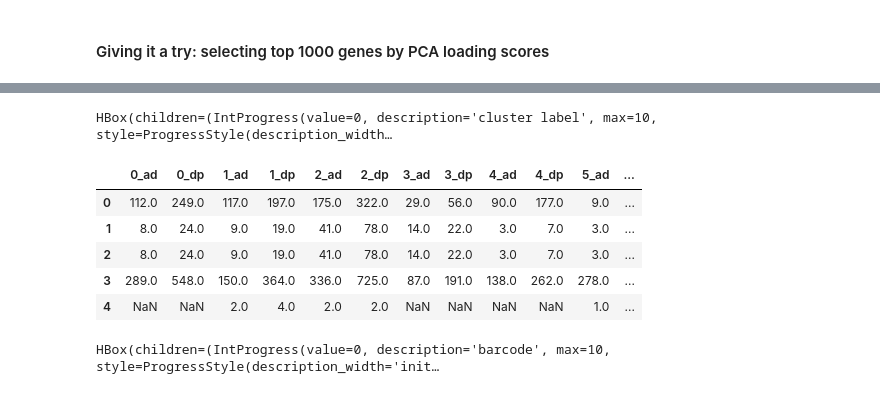
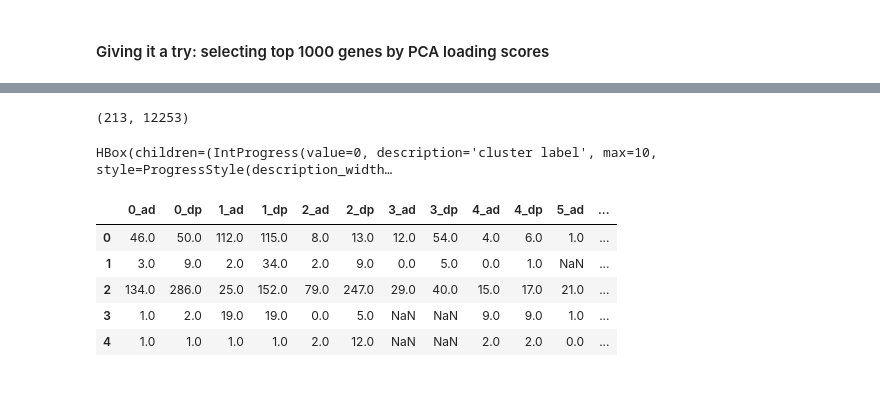
Before and after one commit to ivanov-v-v/cnv-inference, a Jupyter notebook: notebooks/vcf_to_ase.ipynb, the cells around one changed output, grey strips where cells are left out. Cells and saved outputs as stored; diff of their text form; code cells hidden in the pictures.

```diff
--- a/notebooks/vcf_to_ase.ipynb
+++ b/notebooks/vcf_to_ase.ipynb
@@ -455,6 +447,0 @@ In total:  0.9949163345664594
-# %%
-cdf_csum, gdf_csum = 0, 0
-for barcode in tqdm_notebook(extract_barcodes(counts_df)):
-    cdf_csum += (~counts_df[f"{barcode}_dp"].isna()).sum()
-    gdf_csum += (~gene_counts_df[f"{barcode}_dp"].isna()).sum()
-print(100 * gdf_csum / cdf_csum)
@@ -732,0 +715,5 @@ scoring_df.head()
+# %%
+scoring_df = pd.read_csv(f"{root_data_dir}/first_sample/scores.csv")
+scoring_df["LS1"] = scoring_df.PC1.abs()
+scoring_df["LS2"] = scoring_df.PC2.abs()
+scoring_df.head()
@@ -743,0 +743,8 @@ gene_counts_df.head()
+# %%
+%%time
+
+top_genes = np.intersect1d(
+    scoring_df.sort_values(by="LS1", ascending=False).GENE_ID[:1000],
+    scoring_df.sort_values(by="LS2", ascending=False).GENE_ID[:1000]
+)
+print(len(top_genes))
@@ -744,8 +755,11 @@ gene_counts_df.head()
 # %%
-%%time
-top_1k_gene_counts_df = select_by_score(gene_counts_df,
-                                        scoring_df,
-                                        smaller_is_better=False,
-                                        n_out=1000)
-top_1k_gene_counts_df.head()
+# top_1k_gene_counts_df = select_by_score(
+#     gene_counts_df,
+#     scoring_df.rename(columns={"PC1" : "SCORE"}),
+#     smaller_is_better=False,
+#     n_out=1000
+# )
+top_gene_counts_df = gene_counts_df[gene_counts_df.GENE_ID.isin(top_genes)]
+top_gene_counts_df.to_pickle(f"{sample_data_dir}/1kPC1_^_1kPC2_gene_counts.pkl")
+top_gene_counts_df.info()
 # %% [output]
@@ -761,21 +771,18 @@ Wall time: 17 s
+# %%
+top_gene_counts_df.shape
+# %% [output]
+(213, 12253)
 # %%
-top_1k_clustered_gene_counts_df = aggregate_by_barcode_groups(
-    top_1k_gene_counts_df,
+top_clustered_gene_counts_df = aggregate_by_barcode_groups(
+    top_gene_counts_df,
     clustering_df
 )
-top_1k_clustered_gene_counts_df.head()
+top_clustered_gene_counts_df.head()
 # %% [output]
 HBox(children=(IntProgress(value=0, description='cluster label', max=10, style=ProgressStyle(description_width…
 |  | 0_ad | 0_dp | 1_ad | 1_dp | 2_ad | 2_dp | 3_ad | 3_dp | 4_ad | 4_dp | 5_ad | ... |
-| 0 | 112.0 | 249.0 | 117.0 | 197.0 | 175.0 | 322.0 | 29.0 | 56.0 | 90.0 | 177.0 | 9.0 | ... |
-| 1 | 8.0 | 24.0 | 9.0 | 19.0 | 41.0 | 78.0 | 14.0 | 22.0 | 3.0 | 7.0 | 3.0 | ... |
-| 2 | 8.0 | 24.0 | 9.0 | 19.0 | 41.0 | 78.0 | 14.0 | 22.0 | 3.0 | 7.0 | 3.0 | ... |
-| 3 | 289.0 | 548.0 | 150.0 | 364.0 | 336.0 | 725.0 | 87.0 | 191.0 | 138.0 | 262.0 | 278.0 | ... |
-| 4 | NaN | NaN | 2.0 | 4.0 | 2.0 | 2.0 | NaN | NaN | NaN | NaN | 1.0 | ... |
+| 0 | 46.0 | 50.0 | 112.0 | 115.0 | 8.0 | 13.0 | 12.0 | 54.0 | 4.0 | 6.0 | 1.0 | ... |
+| 1 | 3.0 | 9.0 | 2.0 | 34.0 | 2.0 | 9.0 | 0.0 | 5.0 | 0.0 | 1.0 | NaN | ... |
+| 2 | 134.0 | 286.0 | 25.0 | 152.0 | 79.0 | 247.0 | 29.0 | 40.0 | 15.0 | 17.0 | 21.0 | ... |
+| 3 | 1.0 | 2.0 | 19.0 | 19.0 | 0.0 | 5.0 | NaN | NaN | 9.0 | 9.0 | 1.0 | ... |
+| 4 | 1.0 | 1.0 | 1.0 | 1.0 | 2.0 | 12.0 | NaN | NaN | 2.0 | 2.0 | 0.0 | ... |
-# %%
-top_1k_ase_df = compute_ase(
-    top_1k_clustered_gene_counts_df,
-    extract_cluster_labels(clustering_df)
-)
-# %% [output]
-HBox(children=(IntProgress(value=0, description='barcode', max=10, style=ProgressStyle(description_width='init…
```
Also changed, not shown: parts of 97 cells of this notebook.
